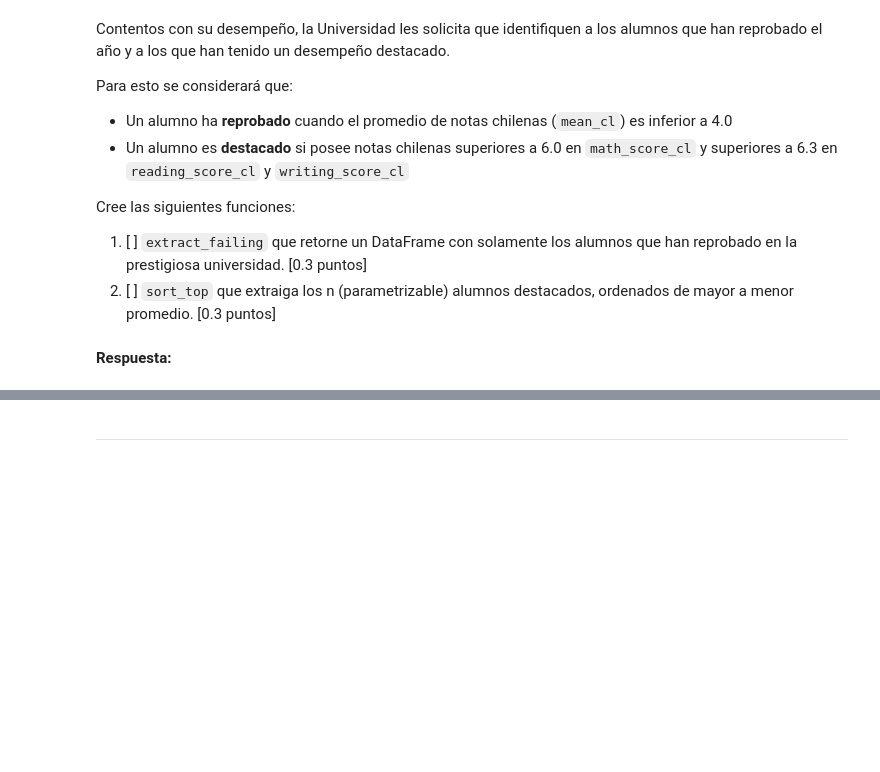
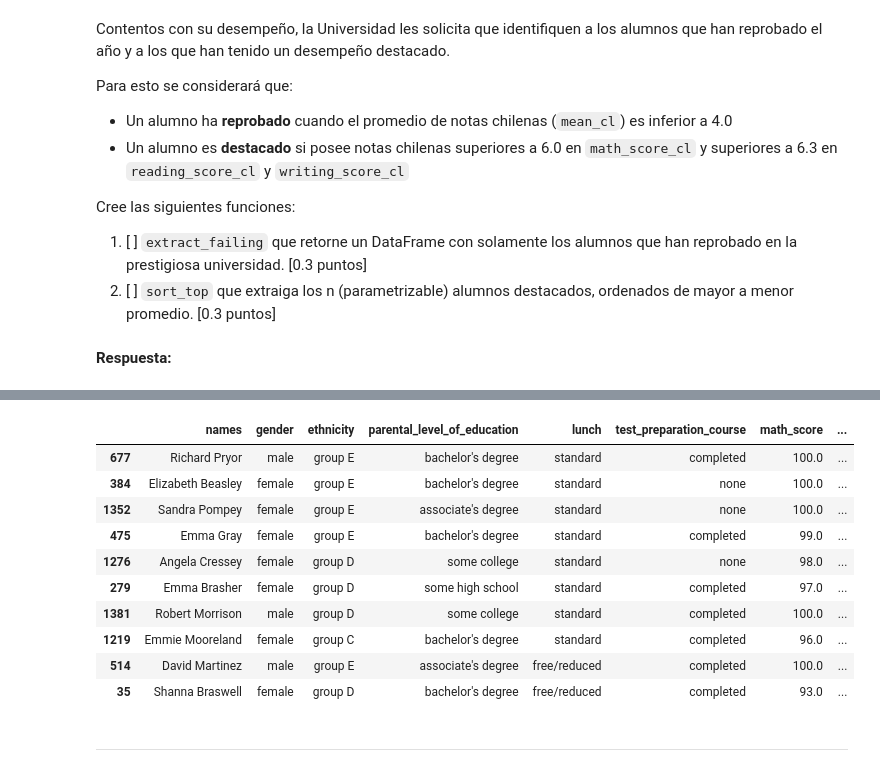
Before and after one commit to matisweet/MDS7202, a Jupyter notebook: labs/lab-3/Lab3_Enunciado.ipynb, the cells around one changed output, grey strips where cells are left out. Drawn from its saved outputs; the diff is of its cells as text; code cells hidden in the pictures; blank space fills up the shorter version.

```diff
--- a/labs/lab-3/Lab3_Enunciado.ipynb
+++ b/labs/lab-3/Lab3_Enunciado.ipynb
@@ -449,0 +425,14 @@ display(df_cleaned[['math_score', 'math_score_cl', 'reading_score', 'reading_sco
+# %%
+df_cleaned["math_score_cl"] = to_chilean_grade(df_cleaned, "math_score")
+df_cleaned["reading_score_cl"] = to_chilean_grade(df_cleaned, "reading_score")
+df_cleaned["writing_score_cl"] = to_chilean_grade(df_cleaned, "writing_score")
+
+display(
+    df_cleaned[
+        [
+            "math_score", "math_score_cl",
+            "reading_score", "reading_score_cl",
+            "writing_score", "writing_score_cl",
+        ]
+    ].head()
+)
@@ -499,6 +495,14 @@ display(df_cleaned[['names', 'mean', 'mean_cl']].head())
 - [ ] Ejecuta la función y luego, usando indexadores apropiados, agrega la columna `rank` al `df_cleaned`.
 # %%
 # En esta celda implementa la operación solicitada
-def rank_students(df: pd.DataFrame) -> pd.Series: ...
+def rank_students(df: pd.DataFrame) -> pd.Series:
+    return df["mean_cl"].rank(ascending=False, method="dense").astype(int)
 # %%
 # En esta celda ejecuta la función y luego usa indexadores para agregar la nueva columna al dataframe limpio
+df_cleaned["rank"] = rank_students(df_cleaned)
+
+display(
+    df_cleaned[["names", "mean_cl", "rank"]]
+    .sort_values(["rank", "names"])
+    .head(15)
+)
@@ -543,8 +578,33 @@ df_failing = extract_failing(df_cleaned)
 # %%
-def sort_top(df: pd.DataFrame, n: int) -> pd.DataFrame: ...
+def sort_top(df: pd.DataFrame, n: int) -> pd.DataFrame:
+    mask_top = (
+        (df["math_score_cl"] > 6.0)
+        & (df["reading_score_cl"] > 6.3)
+        & (df["writing_score_cl"] > 6.3)
+    )
+
+    return (
+        df.loc[mask_top]
+        .sort_values("mean_cl", ascending=False)
+        .head(n)
+        .copy()
+    )
 
 
 df_top_students = sort_top(df_cleaned, n=10)
+display(df_top_students)
+# %% [output]
+|  | names | gender | ethnicity | parental_level_of_education | lunch | test_preparation_course | math_score | ... |
+| 677 | Richard Pryor | male | group E | bachelor's degree | standard | completed | 100.0 | ... |
+| 384 | Elizabeth Beasley | female | group E | bachelor's degree | standard | none | 100.0 | ... |
+| 1352 | Sandra Pompey | female | group E | associate's degree | standard | none | 100.0 | ... |
+| 475 | Emma Gray | female | group E | bachelor's degree | standard | completed | 99.0 | ... |
+| 1276 | Angela Cressey | female | group D | some college | standard | none | 98.0 | ... |
+| 279 | Emma Brasher | female | group D | some high school | standard | completed | 97.0 | ... |
+| 1381 | Robert Morrison | male | group D | some college | standard | completed | 100.0 | ... |
+| 1219 | Emmie Mooreland | female | group C | bachelor's degree | standard | completed | 96.0 | ... |
+| 514 | David Martinez | male | group E | associate's degree | free/reduced | completed | 100.0 | ... |
+| 35 | Shanna Braswell | female | group D | bachelor's degree | free/reduced | completed | 93.0 | ... |
 # %% [markdown]
 ---
 # %% [markdown]
```
Also changed, not shown: parts of 19 cells of this notebook.
